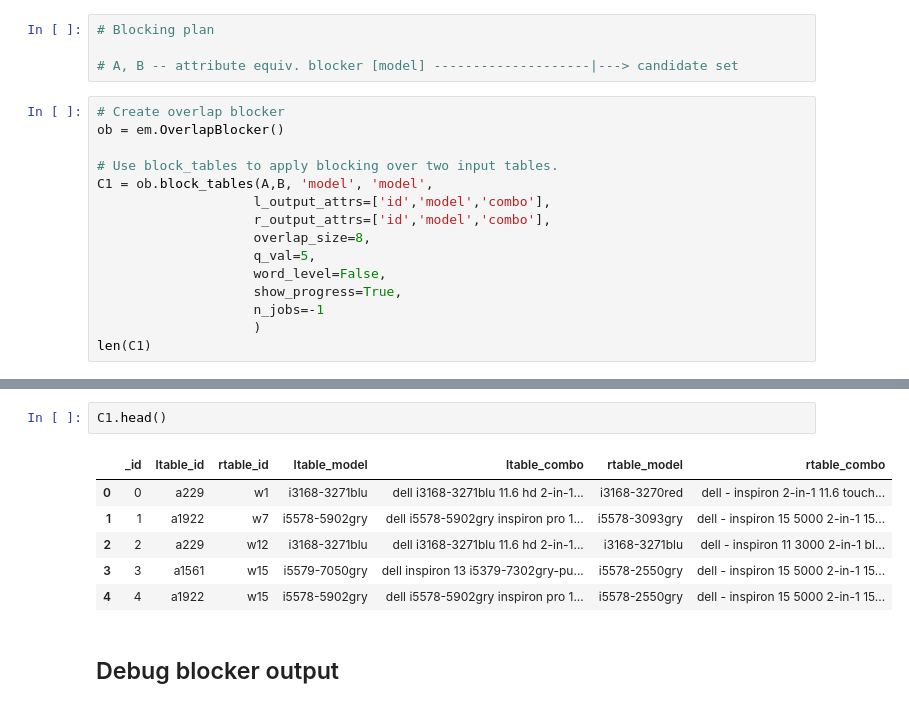
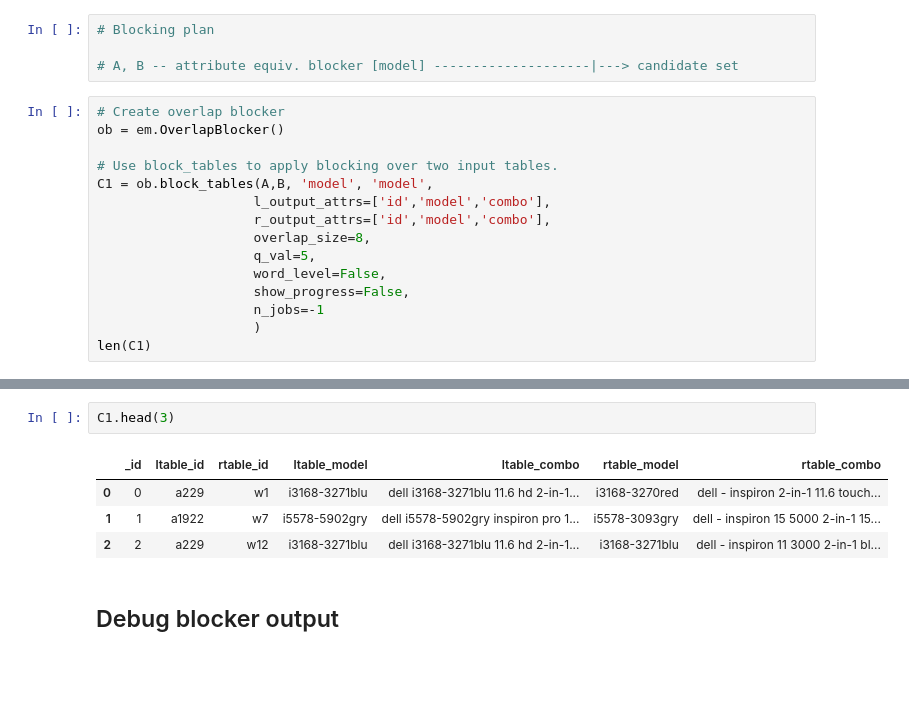
Before and after one commit to dliangsta/CS839-project, a Jupyter notebook: stage-3/notebook.ipynb, the cells around one changed output, grey strips where cells are left out. Drawn from its saved outputs; the diff is of its cells as text; blank space fills up the shorter version.

```diff
--- a/stage-3/notebook.ipynb
+++ b/stage-3/notebook.ipynb
@@ -94,7 +82,7 @@ C1 = ob.block_tables(A,B, 'model', 'model',
                     overlap_size=8,
                     q_val=5,
                     word_level=False,
-                    show_progress=True,
+                    show_progress=False,
                     n_jobs=-1
                     )
 len(C1)
@@ -105,12 +91,10 @@ Total time elapsed: 00:00:00
 # %%
-C1.head()
+C1.head(3)
 # %% [output]
 |  | _id | ltable_id | rtable_id | ltable_model | ltable_combo | rtable_model | rtable_combo |
 | 0 | 0 | a229 | w1 | i3168-3271blu | dell i3168-3271blu 11.6 hd 2-in-1... | i3168-3270red | dell - inspiron 2-in-1 11.6 touch... |
 | 1 | 1 | a1922 | w7 | i5578-5902gry | dell i5578-5902gry inspiron pro 1... | i5578-3093gry | dell - inspiron 15 5000 2-in-1 15... |
 | 2 | 2 | a229 | w12 | i3168-3271blu | dell i3168-3271blu 11.6 hd 2-in-1... | i3168-3271blu | dell - inspiron 11 3000 2-in-1 bl... |
-| 3 | 3 | a1561 | w15 | i5579-7050gry | dell inspiron 13 i5379-7302gry-pu... | i5578-2550gry | dell - inspiron 15 5000 2-in-1 15... |
-| 4 | 4 | a1922 | w15 | i5578-5902gry | dell i5578-5902gry inspiron pro 1... | i5578-2550gry | dell - inspiron 15 5000 2-in-1 15... |
 # %% [markdown]
 ## Debug blocker output
 # %% [markdown]
```
Also changed, not shown: parts of 15 cells of this notebook, 4 other files.
